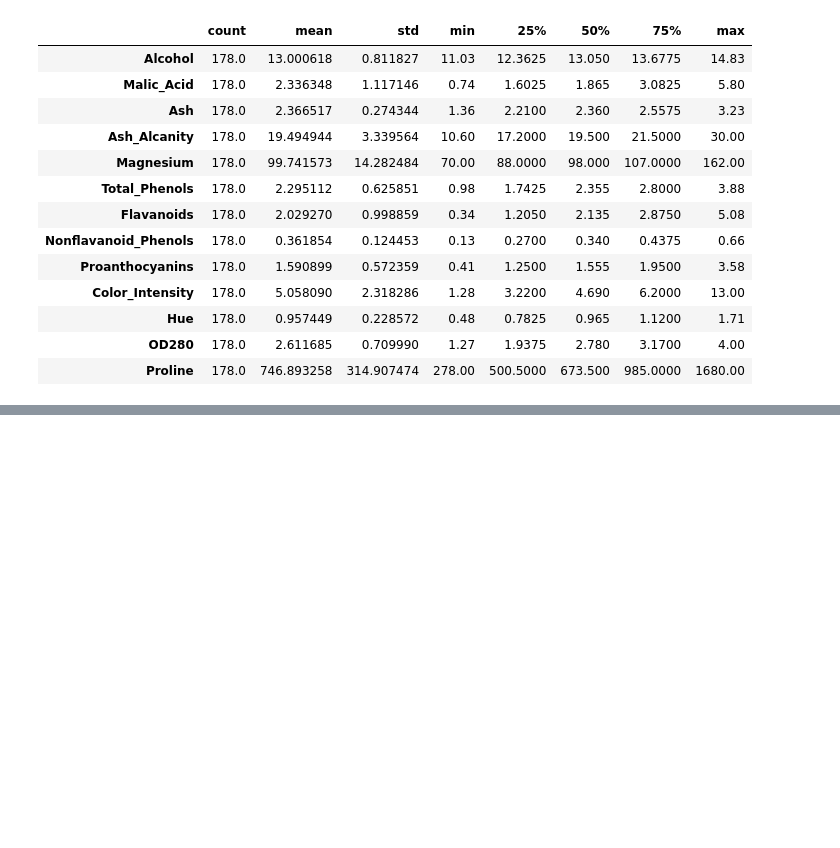
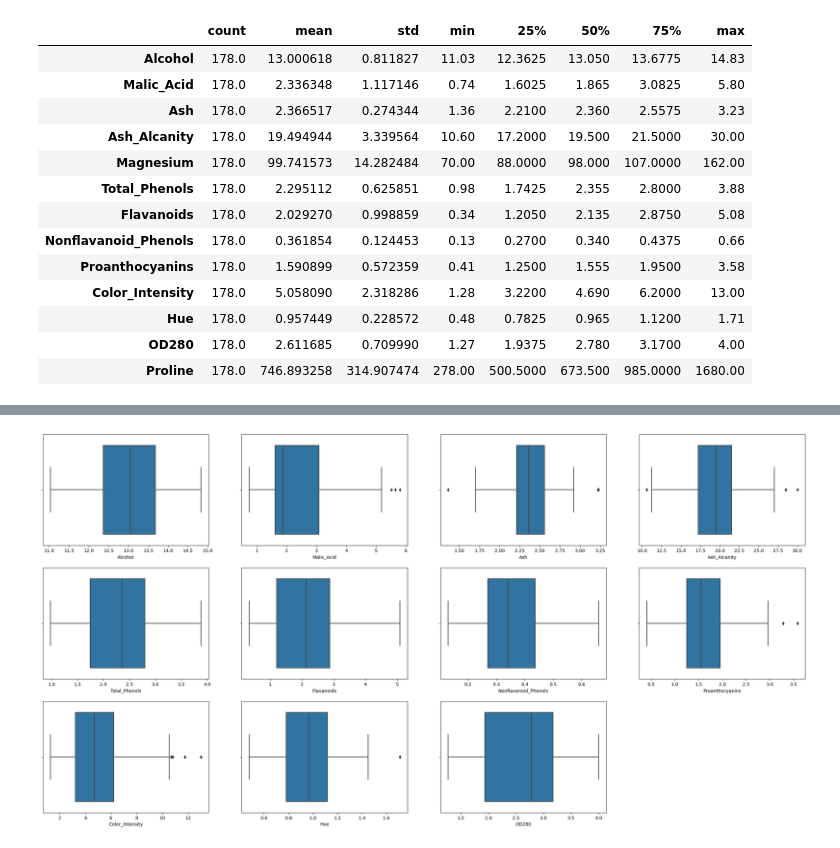
Before and after one commit to Chanhee0430/K-means-Algorithms, a Jupyter notebook: wine_datasets_k-means.ipynb, the cells around one changed output, grey strips where cells are left out. Saved outputs shown, nothing was run; the diff lists cells and outputs as text; code cells hidden in the pictures; blank space fills up the shorter version.

```diff
--- a/wine_datasets_k-means.ipynb
+++ b/wine_datasets_k-means.ipynb
@@ -82,0 +104,9 @@ df.describe().T
+# %%
+plt.figure(figsize = (30,15))
+m = 1
+for i in continous:
+    plt.subplot(3,4,m)
+    sns.boxplot(x = df[i])
+    m += 1
+# %% [output]
+[figure, added]
```
Also changed, not shown: parts of 30 cells of this notebook.
